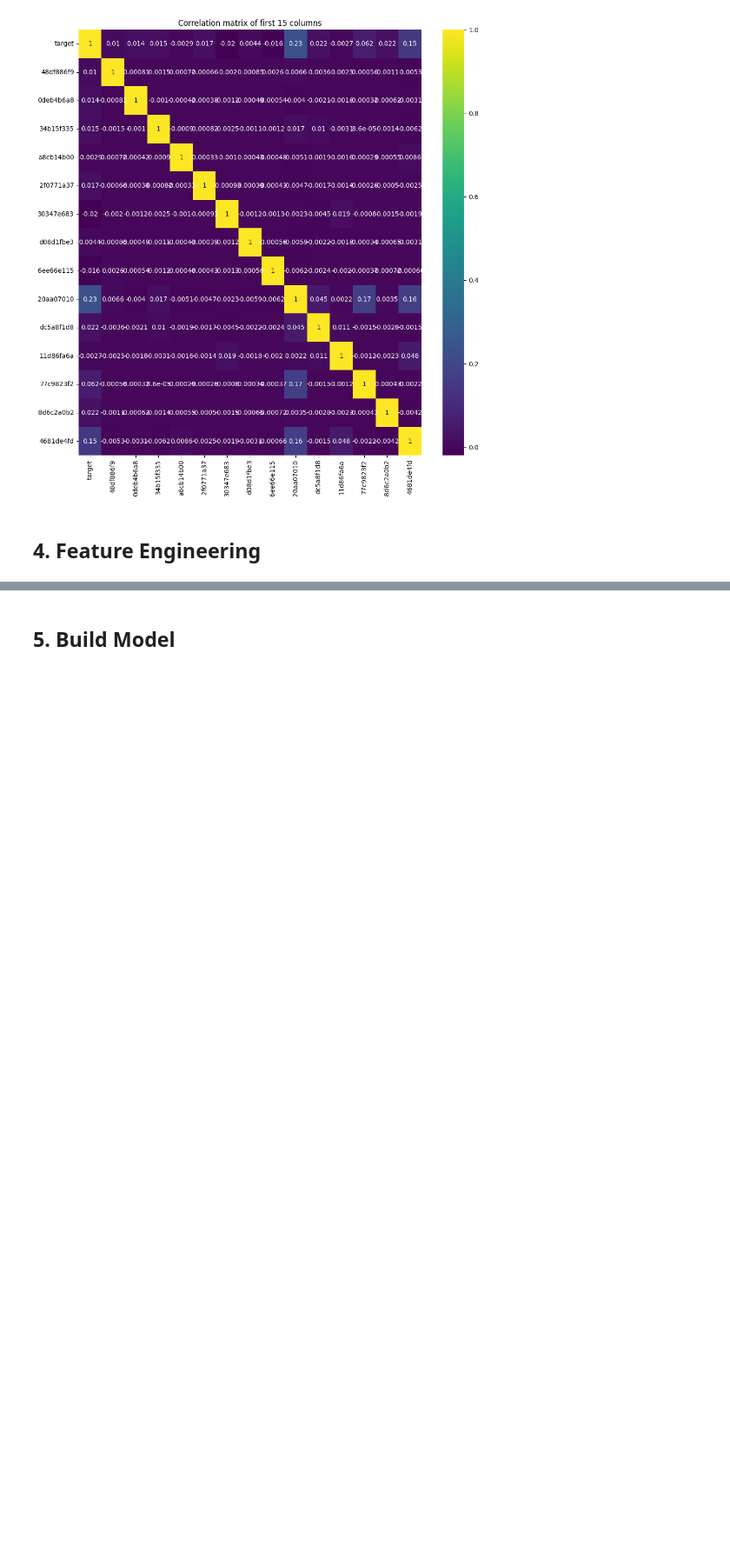
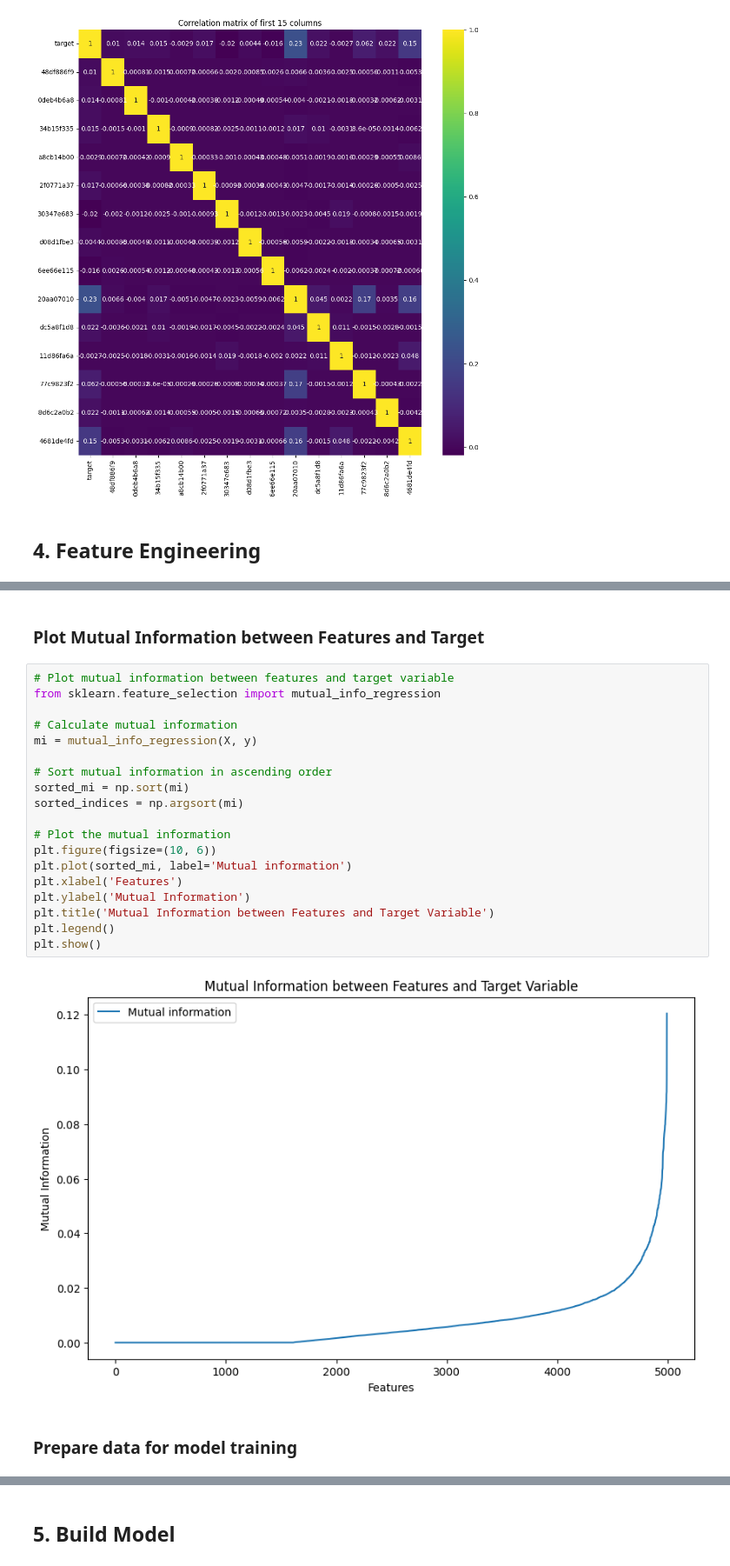
Before and after one commit to dogrod/bank-customer-transaction-prediction, a Jupyter notebook: main.ipynb, the cells around one changed output, grey strips where cells are left out. Shown at 87% size. Drawn from its saved outputs; the diff is of its cells as text; blank space fills up the shorter version.

```diff
--- a/main.ipynb
+++ b/main.ipynb
@@ -136,0 +232,25 @@ KeyError: "['d5308d8bc', 'c330f1a67', 'eeac16933', '7df8788e8', '5b91580ee', '6f
+# %% [markdown]
+### Plot Mutual Information between Features and Target
+# %%
+# Plot mutual information between features and target variable
+from sklearn.feature_selection import mutual_info_regression
+
+# Calculate mutual information
+mi = mutual_info_regression(X, y)
+
+# Sort mutual information in ascending order
+sorted_mi = np.sort(mi)
+sorted_indices = np.argsort(mi)
+
+# Plot the mutual information
+plt.figure(figsize=(10, 6))
+plt.plot(sorted_mi, label='Mutual information')
+plt.xlabel('Features')
+plt.ylabel('Mutual Information')
+plt.title('Mutual Information between Features and Target Variable')
+plt.legend()
+plt.show()
+# %% [output]
+[figure, added]
+# %% [markdown]
+### Prepare data for model training
```
Also changed, not shown: parts of 23 cells of this notebook.
